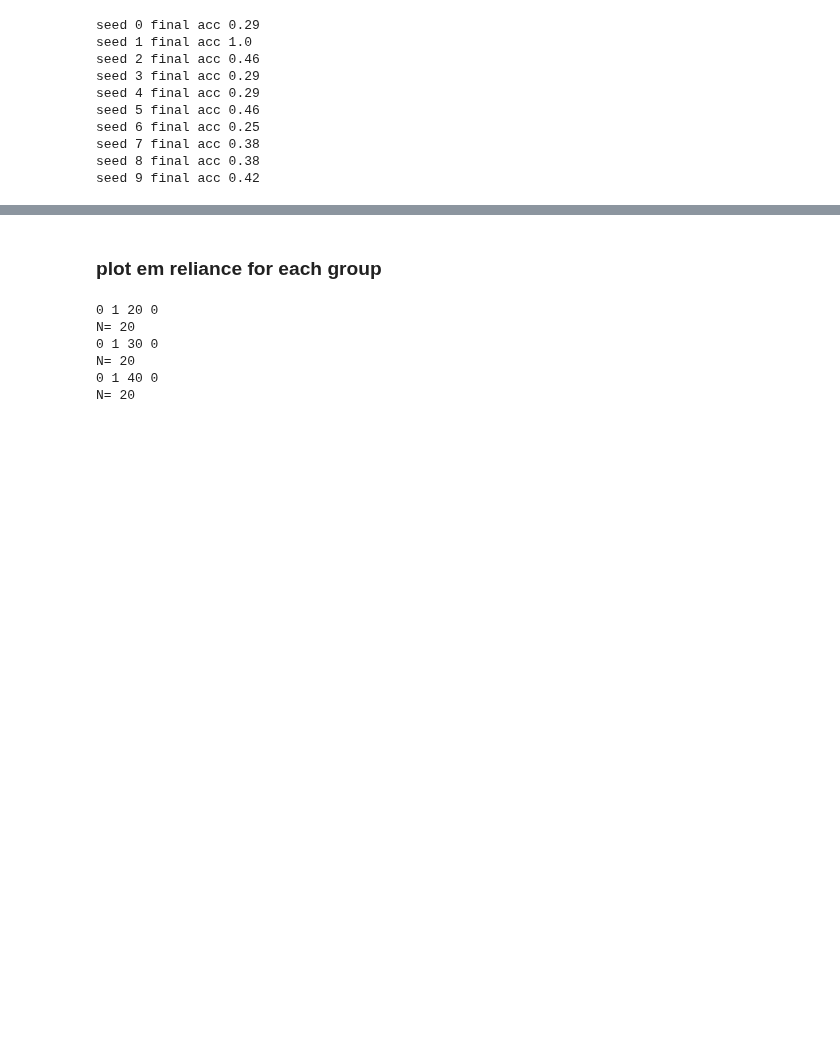
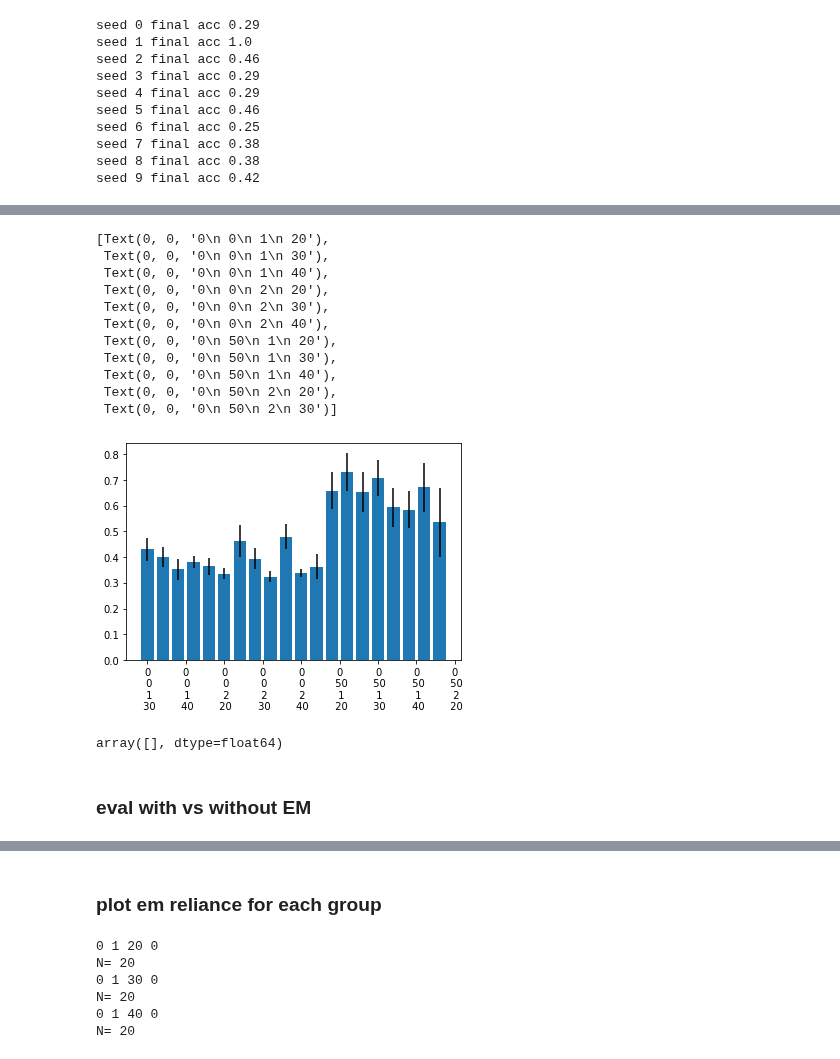
Before and after one commit to andrebeu/PM, a Jupyter notebook: amtask - trB12evalB100.ipynb, the cells around one changed output, grey strips where cells are left out. Cells and saved outputs as stored; diff of their text form; code cells hidden in the pictures; blank space fills up the shorter version.

```diff
--- a/amtask - trB12evalB100.ipynb
+++ b/amtask - trB12evalB100.ipynb
@@ -34,7 +34,8 @@ The autoreload extension is already loaded. To reload it, use:
 # %%
-def load_tracc(em,nm,ntr,trlen,ntoksurp,seed,mean='None'):
+def load_tracc(em,ntr,trlen,ntok,seed,mean='None'):
+  nm=4
   fdir = 'model_data/amtask-sweep1/'
-  fpath = 'lstm_20-em_%s-nmaps_%s-ntrials_%s-trlen_%s-ntoksurp_%s-seed_%s-trsc.npy'%(em,nm,ntr,trlen,ntoksurp,seed)
+  fpath = 'lstm_20-em_%s-nmaps_%s-ntrials_%s-trlen_%s-ntoksurp_%s-seed_%s-trsc.npy'%(em,nm,ntr,trlen,ntok,seed)
   try:
     trsc = np.load(fdir+fpath)
   except:
@@ -46,7 +47,7 @@ def load_tracc(em,nm,ntr,trlen,ntoksurp,seed,mean='None'):
     return trsc[-100].mean().round(2)
 
 for seed in range(10):
-  tracc = load_tracc(0,4,1,20,50,seed,mean='final')
+  tracc = load_tracc(0,1,20,50,seed,mean='final')
   print('seed',seed,'final acc',tracc)
 # %% [output]
 seed 0 final acc 0.29
@@ -175,0 +63,16 @@ N = 12
+# %%
+emL = [0,1]
+ntrL = [1,2]
+trlenL = [20,30,40]
+ntokL = [0,50]
+
+xaxL = []
+accL = []
+for idx,(em,ntok,ntr,trlen) in enumerate(itertools.product(emL,ntokL,ntrL,trlenL)):
+  acc = []
+  for seed in range(20):
+    acc_net = load_tracc(em,ntr,trlen,ntok,seed,mean='final')
+    if type(acc_net)==type(None): continue
+    acc.append(acc_net)
+  xaxL.append((em,ntok,ntr,trlen))
+  accL.append(np.array(acc))
@@ -175,0 +99,30 @@ N = 12
+# %%
+mean_acc = [a.mean() for a in accL]
+std_acc = [a.std()/np.sqrt(len(a)) for a in accL]
+# %%
+ax = plt.gca()
+
+ax.bar(range(len(mean_acc)),mean_acc,yerr=std_acc)
+
+# xtick labels
+xaxLs = ["\n".join(str(i)[1:-1].split(',')) for i in xaxL]
+ax.set_xticklabels(xaxLs)
+# %% [output]
+[Text(0, 0, '0\n 0\n 1\n 20'),
+ Text(0, 0, '0\n 0\n 1\n 30'),
+ Text(0, 0, '0\n 0\n 1\n 40'),
+ Text(0, 0, '0\n 0\n 2\n 20'),
+ Text(0, 0, '0\n 0\n 2\n 30'),
+ Text(0, 0, '0\n 0\n 2\n 40'),
+ Text(0, 0, '0\n 50\n 1\n 20'),
+ Text(0, 0, '0\n 50\n 1\n 30'),
+ Text(0, 0, '0\n 50\n 1\n 40'),
+ Text(0, 0, '0\n 50\n 2\n 20'),
+ Text(0, 0, '0\n 50\n 2\n 30')]
+[figure, added]
+# %%
+acc
+# %% [output]
+array([], dtype=float64)
+# %% [markdown]
+### eval with vs without EM
```
Also changed, not shown: parts of 11 cells of this notebook, 18 other files.
